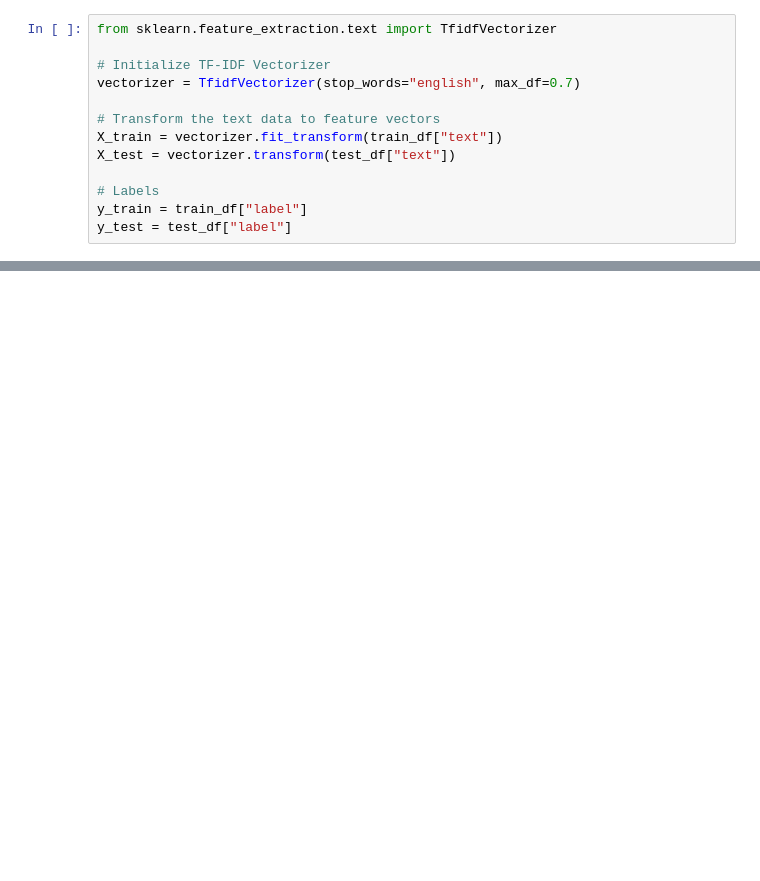
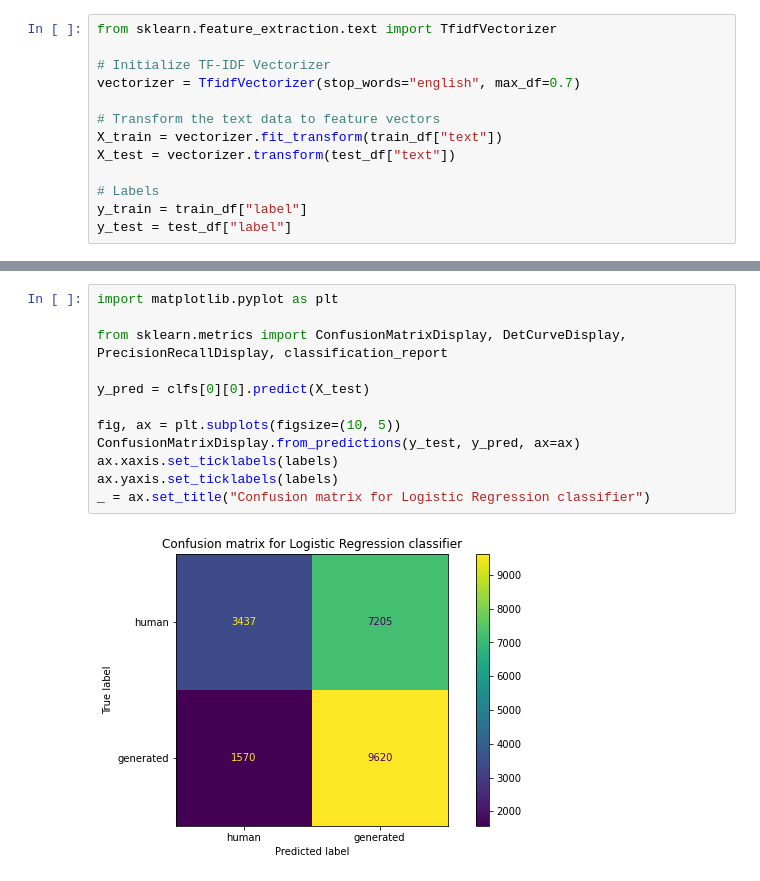
Before and after one commit to adamasstokhorst/gp8000-project, a Jupyter notebook: main.ipynb, the cells around one changed output, grey strips where cells are left out. Drawn from its saved outputs; the diff is of its cells as text; blank space fills up the shorter version.

```diff
--- a/main.ipynb
+++ b/main.ipynb
@@ -103,0 +110,14 @@ results.sort_values(by=["accuracy (%)"], ascending=False, ignore_index=True)
+# %%
+import matplotlib.pyplot as plt
+
+from sklearn.metrics import ConfusionMatrixDisplay, DetCurveDisplay, PrecisionRecallDisplay, classification_report
+
+y_pred = clfs[0][0].predict(X_test)
+
+fig, ax = plt.subplots(figsize=(10, 5))
+ConfusionMatrixDisplay.from_predictions(y_test, y_pred, ax=ax)
+ax.xaxis.set_ticklabels(labels)
+ax.yaxis.set_ticklabels(labels)
+_ = ax.set_title("Confusion matrix for Logistic Regression classifier")
+# %% [output]
+[figure, added]
```
Also changed, not shown: parts of 4 cells of this notebook.
